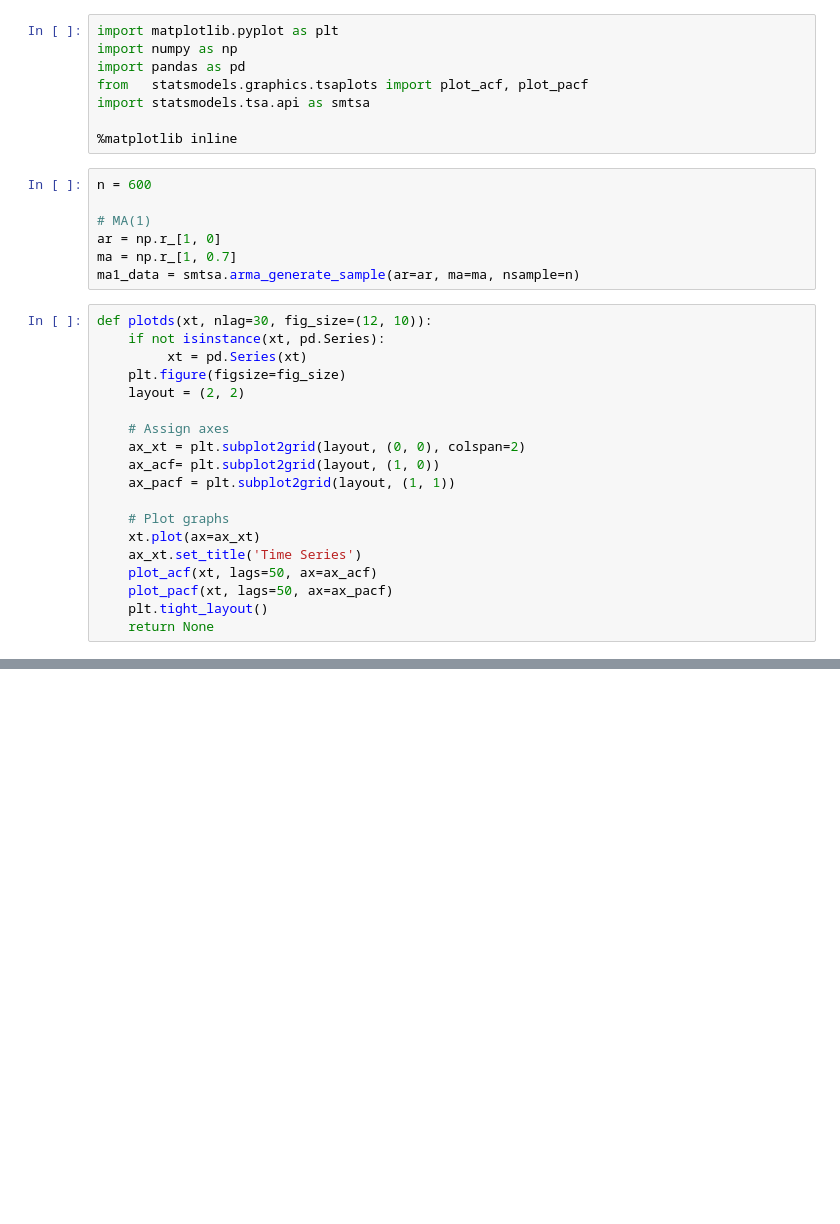
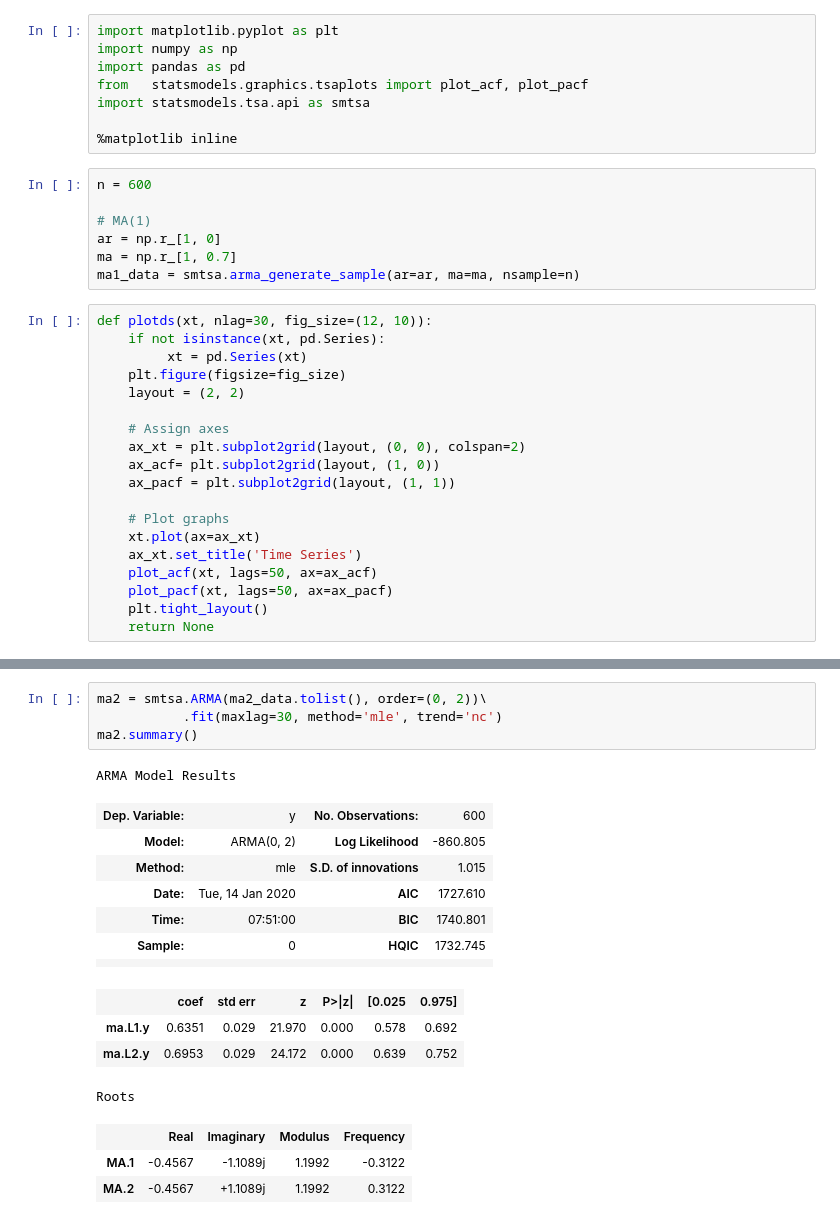
Before and after one commit to damiansp/TS, a Jupyter notebook: python/practical_TSA/04_ARIMA_models/04b_moving_average_models.py.ipynb, the cells around one changed output, grey strips where cells are left out. Cells and saved outputs as stored; diff of their text form; blank space fills up the shorter version.

```diff
--- a/python/practical_TSA/04_ARIMA_models/04b_moving_average_models.py.ipynb
+++ b/python/practical_TSA/04_ARIMA_models/04b_moving_average_models.py.ipynb
@@ -38,0 +65,20 @@ plotds(ma1_data)
+# %%
+ma2 = smtsa.ARMA(ma2_data.tolist(), order=(0, 2))\
+           .fit(maxlag=30, method='mle', trend='nc')
+ma2.summary()
+# %% [output]
+ARMA Model Results
+| Dep. Variable: | y | No. Observations: | 600 |
+| Model: | ARMA(0, 2) | Log Likelihood | -860.805 |
+| Method: | mle | S.D. of innovations | 1.015 |
+| Date: | Tue, 14 Jan 2020 | AIC | 1727.610 |
+| Time: | 07:51:00 | BIC | 1740.801 |
+| Sample: | 0 | HQIC | 1732.745 |
+|  |  |  |  |
+|  | coef | std err | z | P>|z| | [0.025 | 0.975] |
+| ma.L1.y | 0.6351 | 0.029 | 21.970 | 0.000 | 0.578 | 0.692 |
+| ma.L2.y | 0.6953 | 0.029 | 24.172 | 0.000 | 0.639 | 0.752 |
+Roots
+|  | Real | Imaginary | Modulus | Frequency |
+| MA.1 | -0.4567 | -1.1089j | 1.1992 | -0.3122 |
+| MA.2 | -0.4567 | +1.1089j | 1.1992 | 0.3122 |
```
Also changed, not shown: parts of 3 cells of this notebook.
